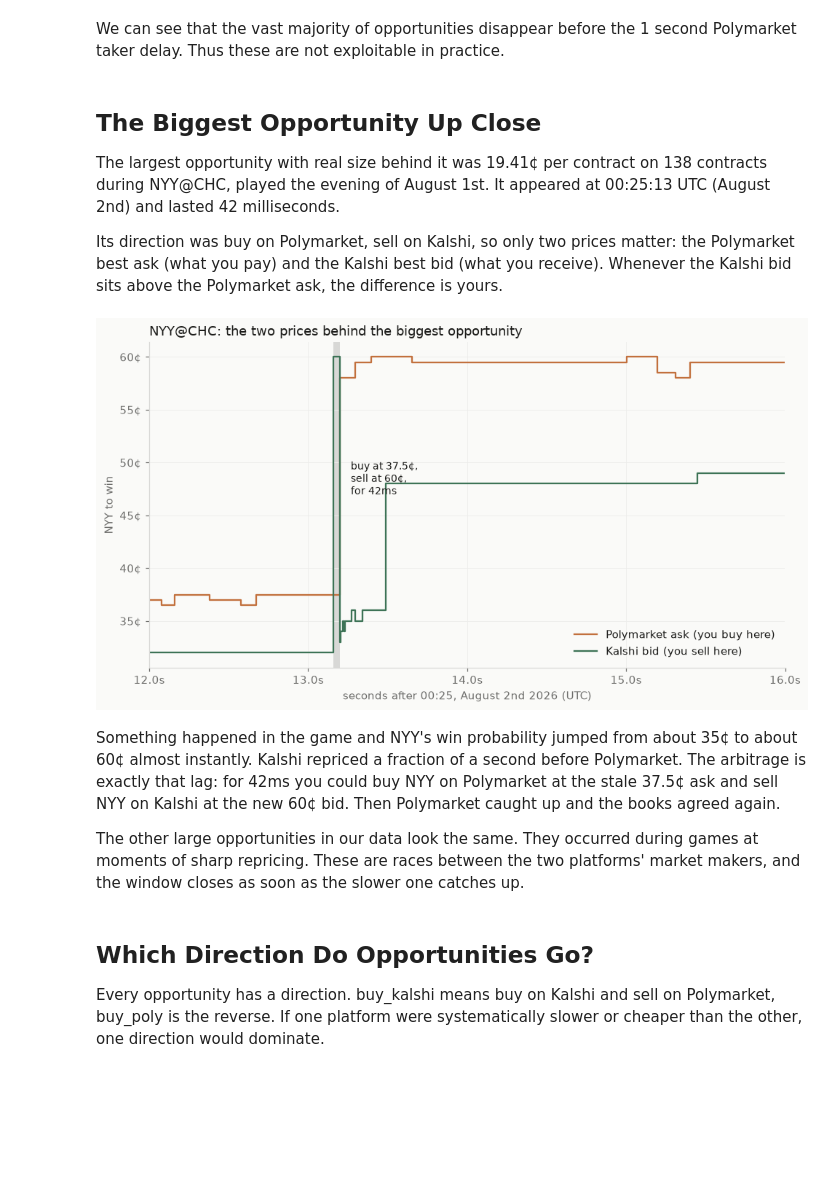
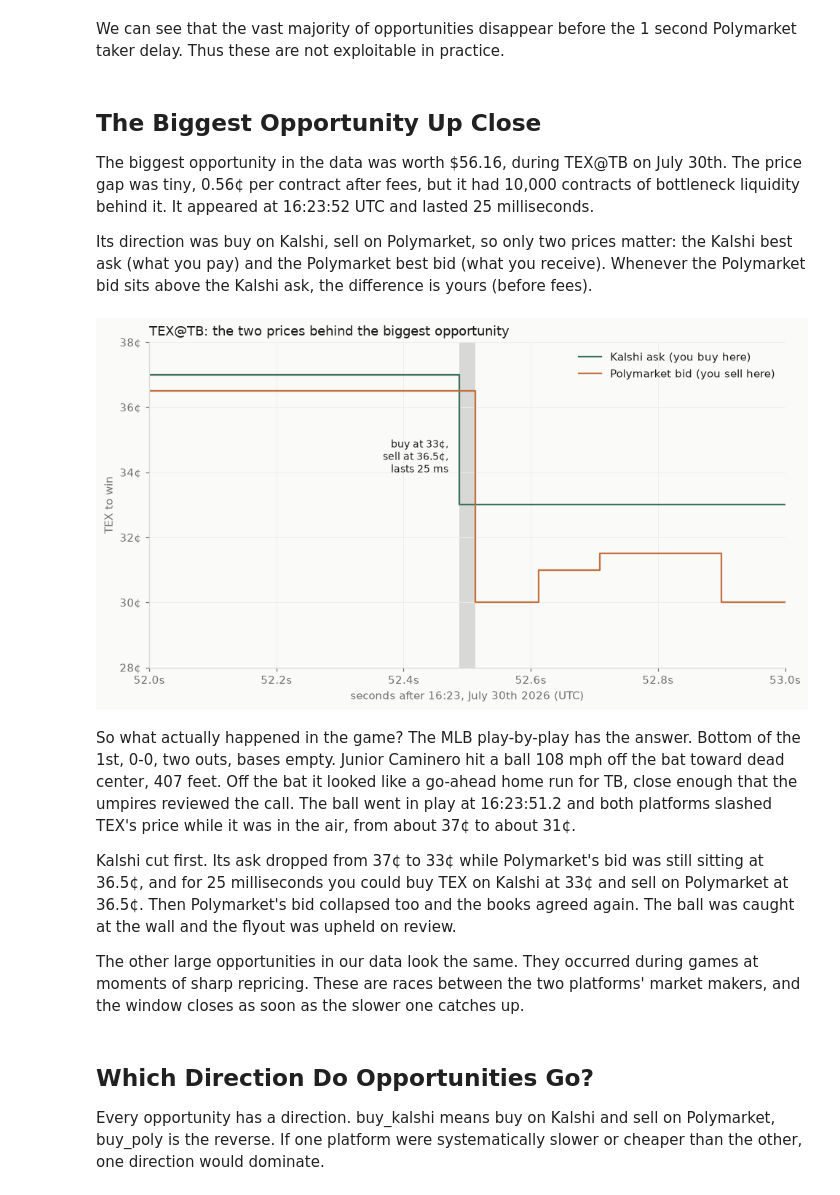
Before and after one commit to zhinit/prediction-market-analysis, a Jupyter notebook: analysis/cross_platform_arbitrage.ipynb, the cells around one changed output. Drawn from its saved outputs; the diff is of its cells as text; code cells hidden in the pictures; blank space fills up the shorter version.

```diff
--- a/analysis/cross_platform_arbitrage.ipynb
+++ b/analysis/cross_platform_arbitrage.ipynb
@@ -514,56 +514,59 @@ We can see that the vast majority of opportunities disappear before the 1 second
 # %% [markdown]
 ## The Biggest Opportunity Up Close
 
-The largest opportunity with real size behind it was 19.41¢ per contract on 138 contracts during NYY@CHC, played the evening of August 1st. It appeared at 00:25:13 UTC (August 2nd) and lasted 42 milliseconds.
+The biggest opportunity in the data was worth $56.16, during TEX@TB on July 30th. The price gap was tiny, 0.56¢ per contract after fees, but it had 10,000 contracts of bottleneck liquidity behind it. It appeared at 16:23:52 UTC and lasted 25 milliseconds.
 
-Its direction was buy on Polymarket, sell on Kalshi, so only two prices matter: the Polymarket best ask (what you pay) and the Kalshi best bid (what you receive). Whenever the Kalshi bid sits above the Polymarket ask, the difference is yours.
+Its direction was buy on Kalshi, sell on Polymarket, so only two prices matter: the Kalshi best ask (what you pay) and the Polymarket best bid (what you receive). Whenever the Polymarket bid sits above the Kalshi ask, the difference is yours (before fees).
 # %%
 import datetime as dt
 
 import matplotlib.dates as mdates
 
 window = con.sql("""
-    SELECT timestamp, k_bid, p_ask
+    SELECT timestamp, k_ask, p_bid
     FROM arb_states
-    WHERE game_key = 'NYY@CHC-2026-08-01'
-      AND timestamp BETWEEN TIMESTAMP '2026-08-02 00:25:11'
-                        AND TIMESTAMP '2026-08-02 00:25:17'
+    WHERE game_key = 'TEX@TB-2026-07-30'
+      AND timestamp BETWEEN TIMESTAMP '2026-07-30 16:23:50'
+                        AND TIMESTAMP '2026-07-30 16:23:56'
     ORDER BY timestamp
 """).pl()
 
-ep_start = dt.datetime(2026, 8, 2, 0, 25, 13, 156000)
-ep_end = dt.datetime(2026, 8, 2, 0, 25, 13, 198000)
+ep_start = dt.datetime(2026, 7, 30, 16, 23, 52, 488000)
+ep_end = dt.datetime(2026, 7, 30, 16, 23, 52, 512507)
 
 fig, ax = plt.subplots(figsize=(9, 5))
 
 t = window["timestamp"].to_list()
-ax.step(t, window["p_ask"], where="post", color=CLAY, lw=1.5,
-        label="Polymarket ask (you buy here)")
-ax.step(t, window["k_bid"], where="post", color=GREEN, lw=1.5,
-        label="Kalshi bid (you sell here)")
+ax.step(t, window["k_ask"], where="post", color=GREEN, lw=1.5,
+        label="Kalshi ask (you buy here)")
+ax.step(t, window["p_bid"], where="post", color=CLAY, lw=1.5,
+        label="Polymarket bid (you sell here)")
 
 ax.axvspan(ep_start, ep_end, color=INK, alpha=0.15, lw=0)
-ax.annotate("buy at 37.5¢,\nsell at 60¢,\nfor 42ms", xy=(ep_end, 0.47),
-            xytext=(10, 0), textcoords="offset points",
-            fontsize=9, color=INK)
+ax.annotate("buy at 33¢,\nsell at 36.5¢,\nlasts 25 ms", xy=(ep_start, 0.34),
+            xytext=(-10, 0), textcoords="offset points",
+            fontsize=9, color=INK, ha="right")
 
-ax.set_xlim(dt.datetime(2026, 8, 2, 0, 25, 12),
-            dt.datetime(2026, 8, 2, 0, 25, 16))
+ax.set_xlim(dt.datetime(2026, 7, 30, 16, 23, 52),
+            dt.datetime(2026, 7, 30, 16, 23, 53))
+ax.set_ylim(0.28, 0.38)
 ax.yaxis.set_major_formatter(
     mtick.FuncFormatter(lambda y, _: f"{y * 100:g}¢"))
 ax.xaxis.set_major_formatter(mtick.FuncFormatter(
     lambda x, _: mdates.num2date(x).strftime("%S.%f")[:4] + "s"))
-ax.set_ylabel("NYY to win")
-ax.set_xlabel("seconds after 00:25, August 2nd 2026 (UTC)")
-ax.set_title("NYY@CHC: the two prices behind the biggest opportunity", color=INK)
-ax.legend(frameon=False, loc="lower right")
+ax.set_ylabel("TEX to win")
+ax.set_xlabel("seconds after 16:23, July 30th 2026 (UTC)")
+ax.set_title("TEX@TB: the two prices behind the biggest opportunity", color=INK)
+ax.legend(frameon=False, loc="upper right")
 
 fig.tight_layout()
 plt.show()
 # %% [output]
-[figure, old version]
+[figure, new version]
 # %% [markdown]
-Something happened in the game and NYY's win probability jumped from about 35¢ to about 60¢ almost instantly. Kalshi repriced a fraction of a second before Polymarket. The arbitrage is exactly that lag: for 42ms you could buy NYY on Polymarket at the stale 37.5¢ ask and sell NYY on Kalshi at the new 60¢ bid. Then Polymarket caught up and the books agreed again.
+So what actually happened in the game? The MLB play-by-play has the answer. Bottom of the 1st, 0-0, two outs, bases empty. Junior Caminero hit a ball 108 mph off the bat toward dead center, 407 feet. Off the bat it looked like a go-ahead home run for TB, close enough that the umpires reviewed the call. The ball went in play at 16:23:51.2 and both platforms slashed TEX's price while it was in the air, from about 37¢ to about 31¢.
+
+Kalshi cut first. Its ask dropped from 37¢ to 33¢ while Polymarket's bid was still sitting at 36.5¢, and for 25 milliseconds you could buy TEX on Kalshi at 33¢ and sell on Polymarket at 36.5¢. Then Polymarket's bid collapsed too and the books agreed again. The ball was caught at the wall and the flyout was upheld on review.
 
 The other large opportunities in our data look the same. They occurred during games at moments of sharp repricing. These are races between the two platforms' market makers, and the window closes as soon as the slower one catches up.
 # %% [markdown]
```
Also changed, not shown: 5 other files.
